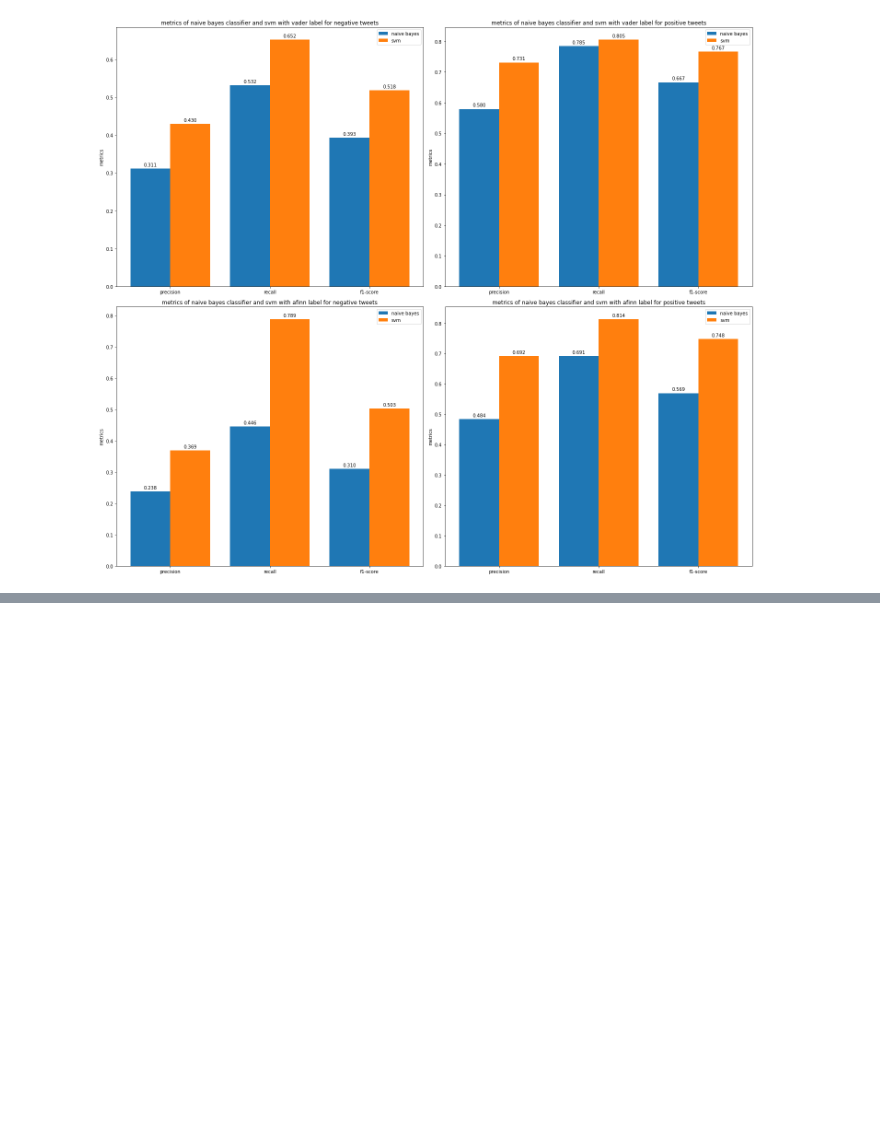
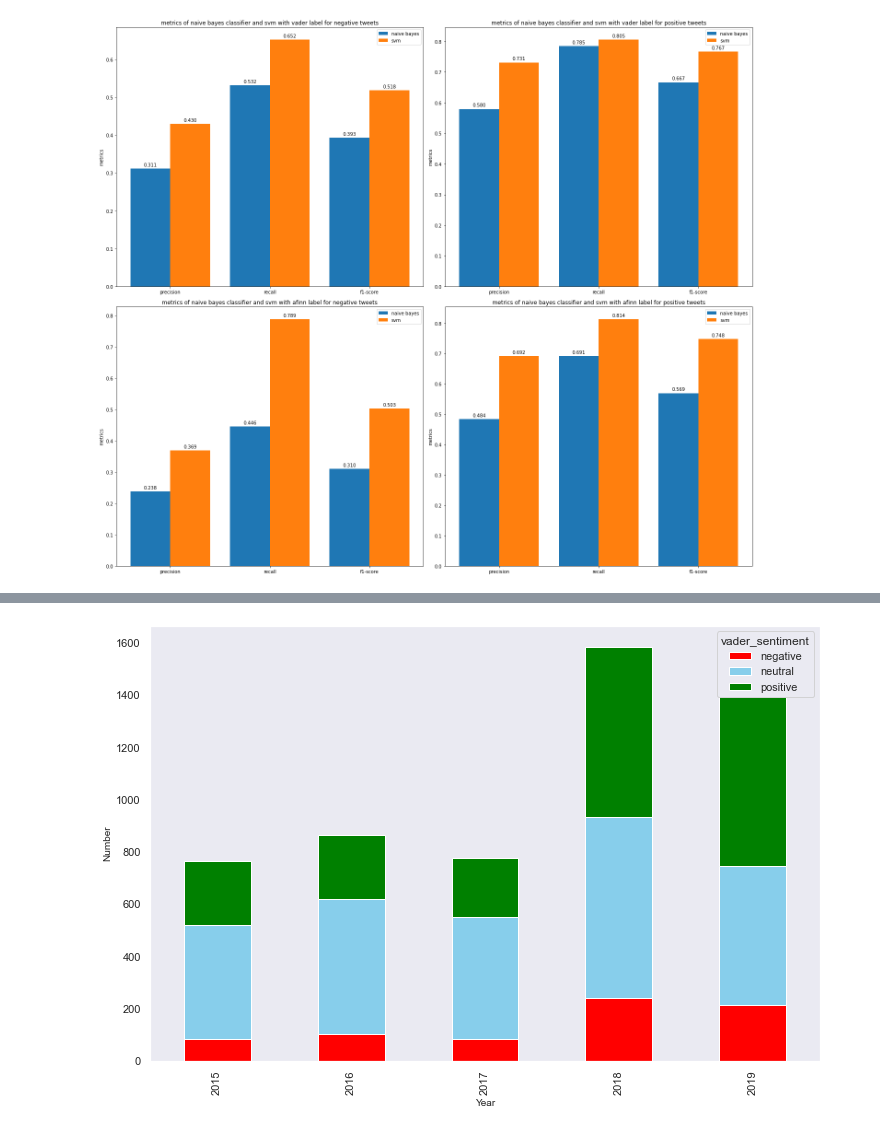
Before and after one commit to francestang1117/Sentiment-Analysis-of-Apple-company, a Jupyter notebook: code.ipynb, the cells around one changed output, grey strips where cells are left out. Cells and saved outputs as stored; diff of their text form; code cells hidden in the pictures; blank space fills up the shorter version.

```diff
--- a/code.ipynb
+++ b/code.ipynb
@@ -668,0 +831,11 @@ plt.show()
+# %%
+x5= season_tweet['year']
+y5=season_tweet['vader_sentiment']
+data5= pd.concat([x5,y5],axis = 1)
+data5 = data5.set_index('year')
+data5 = data5.groupby('year').value_counts()
+data5 = pd.DataFrame(data5)
+data5.columns = ['number']
+data5 = data5.reset_index()
+#data4 = data4.set_index('year','afinn_sentiment')
+data5
@@ -668,0 +859,12 @@ plt.show()
+# %%
+fig, ax=plt.subplots(figsize=(12,8))
+df_stack2 = data5.pivot_table(index="year",
+               columns="vader_sentiment",
+               values="number",
+               aggfunc=sum)
+df_stack2.plot.bar(stacked=True, ax=ax,color=['red', 'skyblue', 'green'])
+plt.xlabel("Year", fontsize=10)
+plt.ylabel("Number", fontsize=10)
+plt.grid(False)
+# %% [output]
+[figure, added]
```
Also changed, not shown: parts of 20 cells of this notebook.
